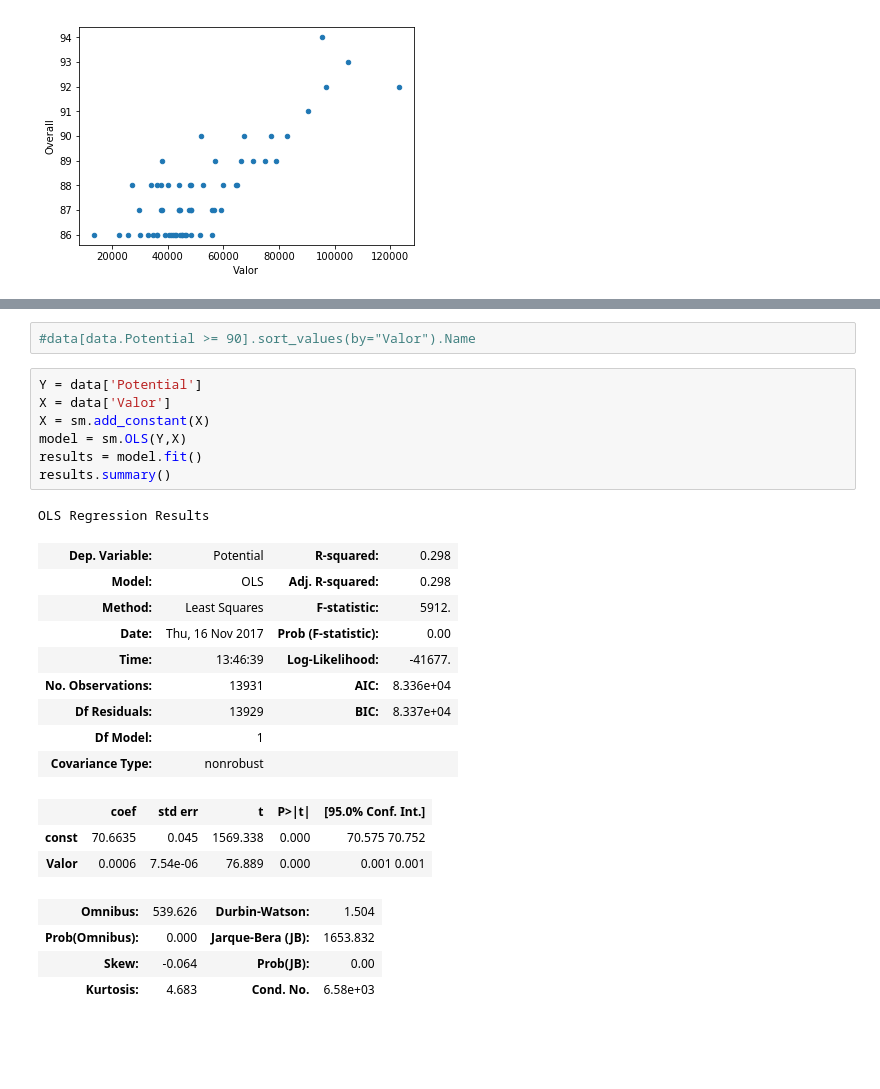
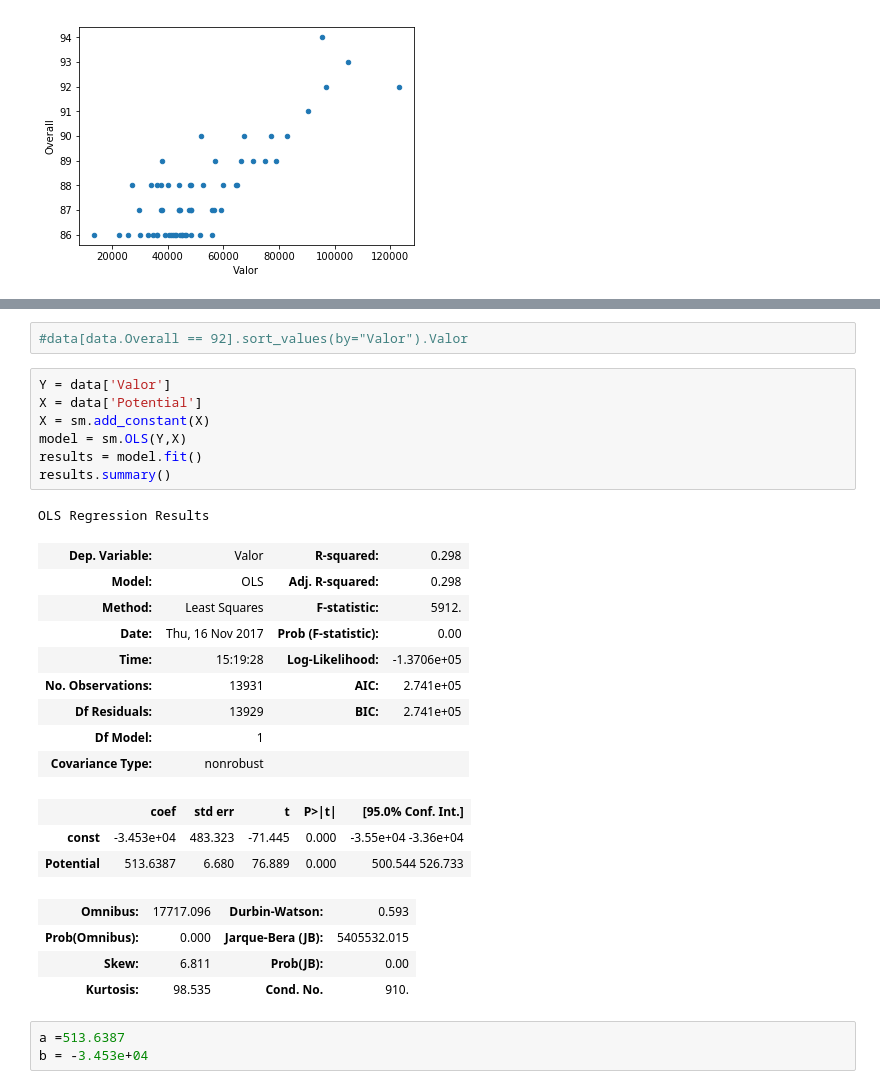
Before and after one commit to andrefrann/Fifa-18, a Jupyter notebook: projeto 3.ipynb, the cells around one changed output, grey strips where cells are left out. Cells and saved outputs as stored; diff of their text form; blank space fills up the shorter version.

```diff
--- a/projeto 3.ipynb
+++ b/projeto 3.ipynb
@@ -55,27 +52,30 @@ tab.plot.scatter('Overall','Potential');
 # %%
-#data[data.Potential >= 90].sort_values(by="Valor").Name
+#data[data.Overall == 92].sort_values(by="Valor").Valor
 # %%
-Y = data['Potential']
-X = data['Valor']
+Y = data['Valor']
+X = data['Potential']
 X = sm.add_constant(X)
 model = sm.OLS(Y,X)
 results = model.fit()
 results.summary()
 # %% [output]
 OLS Regression Results
-| Dep. Variable: | Potential | R-squared: | 0.298 |
+| Dep. Variable: | Valor | R-squared: | 0.298 |
 | Model: | OLS | Adj. R-squared: | 0.298 |
 | Method: | Least Squares | F-statistic: | 5912. |
 | Date: | Thu, 16 Nov 2017 | Prob (F-statistic): | 0.00 |
-| Time: | 13:46:39 | Log-Likelihood: | -41677. |
-| No. Observations: | 13931 | AIC: | 8.336e+04 |
-| Df Residuals: | 13929 | BIC: | 8.337e+04 |
+| Time: | 15:19:28 | Log-Likelihood: | -1.3706e+05 |
+| No. Observations: | 13931 | AIC: | 2.741e+05 |
+| Df Residuals: | 13929 | BIC: | 2.741e+05 |
 | Df Model: | 1 |  |  |
 | Covariance Type: | nonrobust |  |  |
 |  | coef | std err | t | P>|t| | [95.0% Conf. Int.] |
-| const | 70.6635 | 0.045 | 1569.338 | 0.000 | 70.575 70.752 |
-| Valor | 0.0006 | 7.54e-06 | 76.889 | 0.000 | 0.001 0.001 |
+| const | -3.453e+04 | 483.323 | -71.445 | 0.000 | -3.55e+04 -3.36e+04 |
+| Potential | 513.6387 | 6.680 | 76.889 | 0.000 | 500.544 526.733 |
-| Omnibus: | 539.626 | Durbin-Watson: | 1.504 |
-| Prob(Omnibus): | 0.000 | Jarque-Bera (JB): | 1653.832 |
-| Skew: | -0.064 | Prob(JB): | 0.00 |
-| Kurtosis: | 4.683 | Cond. No. | 6.58e+03 |
+| Omnibus: | 17717.096 | Durbin-Watson: | 0.593 |
+| Prob(Omnibus): | 0.000 | Jarque-Bera (JB): | 5405532.015 |
+| Skew: | 6.811 | Prob(JB): | 0.00 |
+| Kurtosis: | 98.535 | Cond. No. | 910. |
+# %%
+a =513.6387
+b = -3.453e+04
```
Also changed, not shown: parts of 5 cells of this notebook.
